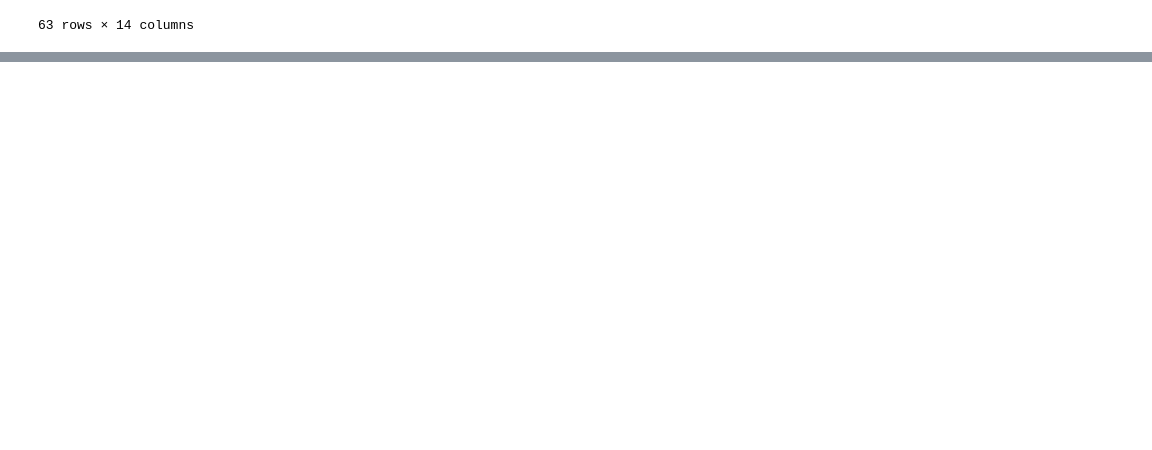
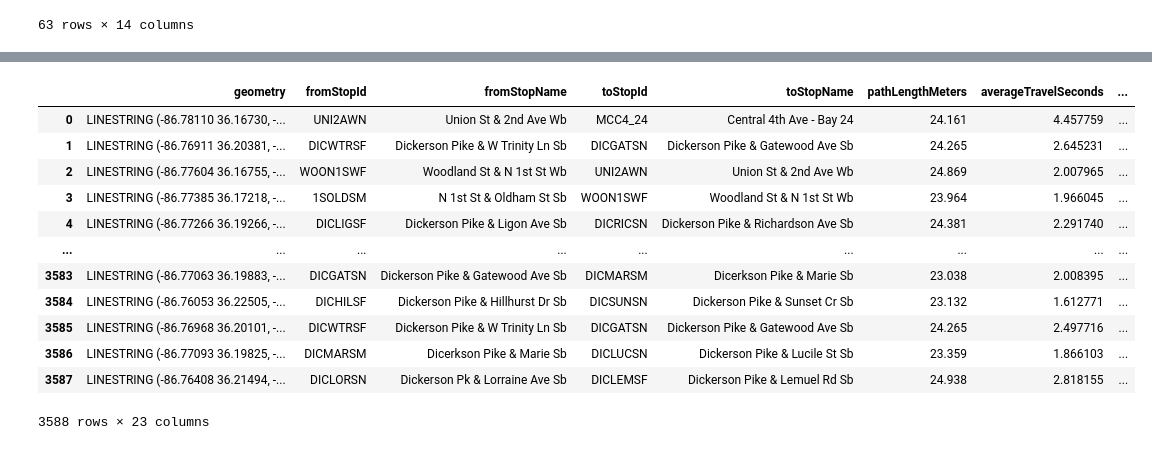
Before and after one commit to patlyons/wego-hades, a Jupyter notebook: notebook/geospatial_1.ipynb, the cells around one changed output, grey strips where cells are left out. Cells and saved outputs as stored; diff of their text form; code cells hidden in the pictures; blank space fills up the shorter version.

```diff
--- a/notebook/geospatial_1.ipynb
+++ b/notebook/geospatial_1.ipynb
@@ -637,0 +623,8 @@ jun_tuethur_concat_df
+# %%
+mar_tuethurs_concat_df['max_segment'] = mar_tuethurs_concat_df['countForSegment'].max()
+# %%
+mar_mf_concat_df['max_segment'] = mar_mf_concat_df['countForSegment'].max()
+# %%
+apr_mf_concat_df['max_segment'] = apr_mf_concat_df['countForSegment'].max()
+# %%
+apr_tuethurs_concat_df['max_segment'] = apr_tuethurs_concat_df['countForSegment'].max()
@@ -637,0 +639,20 @@ jun_tuethur_concat_df
+# %%
+all_am_inschool = pd.concat([jan_tuethurs_concat_df, jan_mf_concat_df, feb_tuethurs_concat_df, feb_mf_concat_df, mar_tuethurs_concat_df, mar_mf_concat_df, apr_mf_concat_df, apr_tuethurs_concat_df])
+all_am_inschool = all_am_inschool.reset_index(drop = True)
+all_am_inschool['set_count_proportion'] = all_am_inschool['countForSegment'] / all_am_inschool['max_segment']
+all_am_inschool['direction'] = 'inbound'
+all_am_inschool
+# %% [output]
+|  | geometry | fromStopId | fromStopName | toStopId | toStopName | pathLengthMeters | averageTravelSeconds | ... |
+| 0 | LINESTRING (-86.78110 36.16730, -... | UNI2AWN | Union St & 2nd Ave Wb | MCC4_24 | Central 4th Ave - Bay 24 | 24.161 | 4.457759 | ... |
+| 1 | LINESTRING (-86.76911 36.20381, -... | DICWTRSF | Dickerson Pike & W Trinity Ln Sb | DICGATSN | Dickerson Pike & Gatewood Ave Sb | 24.265 | 2.645231 | ... |
+| 2 | LINESTRING (-86.77604 36.16755, -... | WOON1SWF | Woodland St & N 1st St Wb | UNI2AWN | Union St & 2nd Ave Wb | 24.869 | 2.007965 | ... |
+| 3 | LINESTRING (-86.77385 36.17218, -... | 1SOLDSM | N 1st St & Oldham St Sb | WOON1SWF | Woodland St & N 1st St Wb | 23.964 | 1.966045 | ... |
+| 4 | LINESTRING (-86.77266 36.19266, -... | DICLIGSF | Dickerson Pike & Ligon Ave Sb | DICRICSN | Dickerson Pike & Richardson Ave Sb | 24.381 | 2.291740 | ... |
+| ... | ... | ... | ... | ... | ... | ... | ... | ... |
+| 3583 | LINESTRING (-86.77063 36.19883, -... | DICGATSN | Dickerson Pike & Gatewood Ave Sb | DICMARSM | Dicerkson Pike & Marie Sb | 23.038 | 2.008395 | ... |
+| 3584 | LINESTRING (-86.76053 36.22505, -... | DICHILSF | Dickerson Pike & Hillhurst Dr Sb | DICSUNSN | Dickerson Pike & Sunset Cr Sb | 23.132 | 1.612771 | ... |
+| 3585 | LINESTRING (-86.76968 36.20101, -... | DICWTRSF | Dickerson Pike & W Trinity Ln Sb | DICGATSN | Dickerson Pike & Gatewood Ave Sb | 24.265 | 2.497716 | ... |
+| 3586 | LINESTRING (-86.77093 36.19825, -... | DICMARSM | Dicerkson Pike & Marie Sb | DICLUCSN | Dickerson Pike & Lucile St Sb | 23.359 | 1.866103 | ... |
+| 3587 | LINESTRING (-86.76408 36.21494, -... | DICLORSN | Dickerson Pk & Lorraine Ave Sb | DICLEMSF | Dickerson Pike & Lemuel Rd Sb | 24.938 | 2.818155 | ... |
+3588 rows × 23 columns
```
Also changed, not shown: parts of 86 cells of this notebook, 1 other file.
